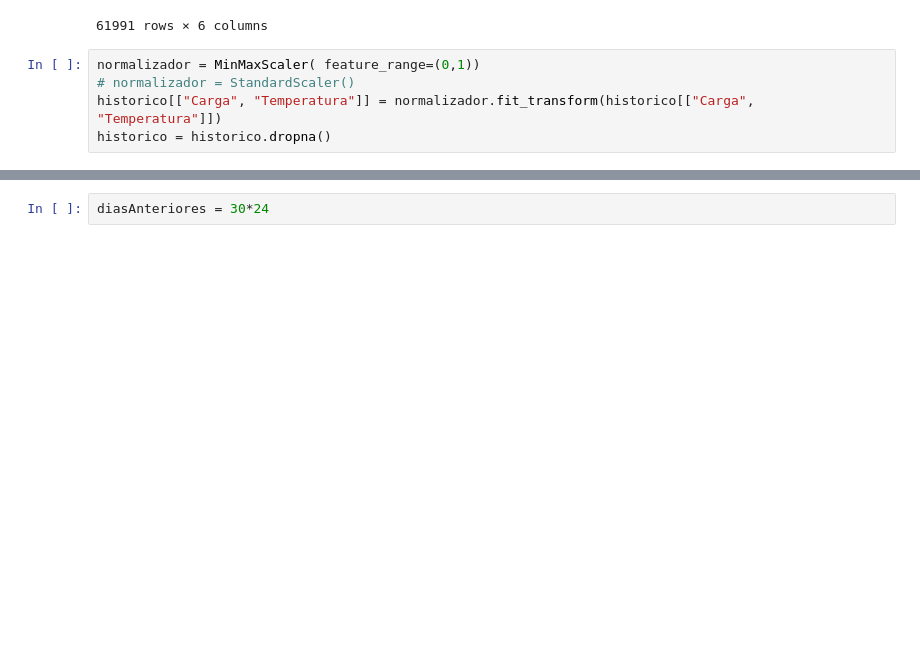
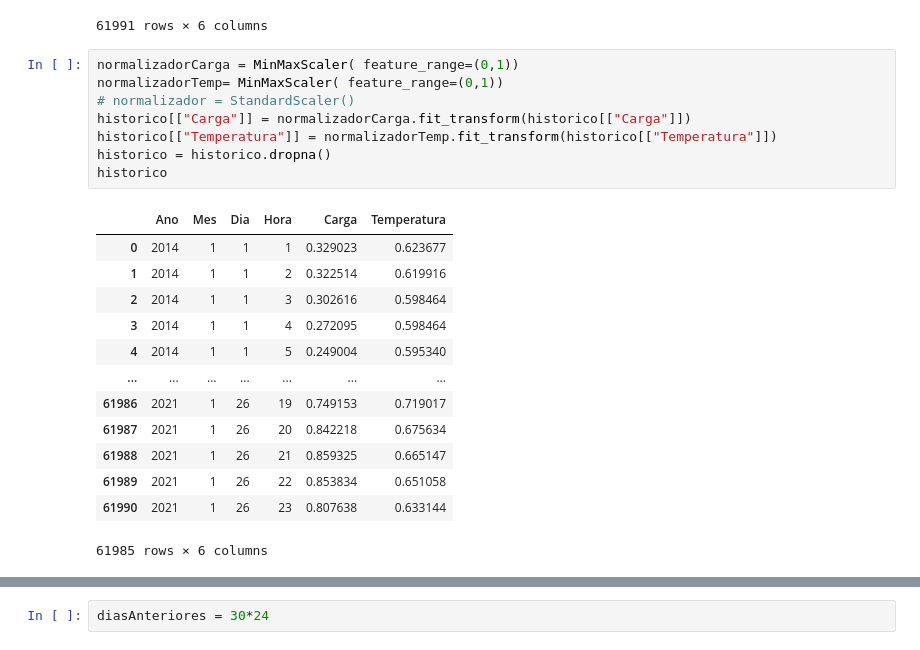
Before and after one commit to Abonvicine/ESTUDOS---Gerais, a Jupyter notebook: TG_Previsão_de_carga.ipynb, the cells around one changed output, grey strips where cells are left out. Cells and saved outputs as stored; diff of their text form; blank space fills up the shorter version.

```diff
--- a/TG_Previsão_de_carga.ipynb
+++ b/TG_Previsão_de_carga.ipynb
@@ -46,8 +55,25 @@ historico
 | 61990 | 2021 | 1 | 26 | 23 | 46777.5 | 24.945 |
 61991 rows × 6 columns
 # %%
-normalizador = MinMaxScaler( feature_range=(0,1))
+normalizadorCarga = MinMaxScaler( feature_range=(0,1))
+normalizadorTemp= MinMaxScaler( feature_range=(0,1))
 # normalizador = StandardScaler()
-historico[["Carga", "Temperatura"]] = normalizador.fit_transform(historico[["Carga", "Temperatura"]])
+historico[["Carga"]] = normalizadorCarga.fit_transform(historico[["Carga"]])
+historico[["Temperatura"]] = normalizadorTemp.fit_transform(historico[["Temperatura"]])
 historico = historico.dropna()
+historico
+# %% [output]
+|  | Ano | Mes | Dia | Hora | Carga | Temperatura |
+| 0 | 2014 | 1 | 1 | 1 | 0.329023 | 0.623677 |
+| 1 | 2014 | 1 | 1 | 2 | 0.322514 | 0.619916 |
+| 2 | 2014 | 1 | 1 | 3 | 0.302616 | 0.598464 |
+| 3 | 2014 | 1 | 1 | 4 | 0.272095 | 0.598464 |
+| 4 | 2014 | 1 | 1 | 5 | 0.249004 | 0.595340 |
+| ... | ... | ... | ... | ... | ... | ... |
+| 61986 | 2021 | 1 | 26 | 19 | 0.749153 | 0.719017 |
+| 61987 | 2021 | 1 | 26 | 20 | 0.842218 | 0.675634 |
+| 61988 | 2021 | 1 | 26 | 21 | 0.859325 | 0.665147 |
+| 61989 | 2021 | 1 | 26 | 22 | 0.853834 | 0.651058 |
+| 61990 | 2021 | 1 | 26 | 23 | 0.807638 | 0.633144 |
+61985 rows × 6 columns
 # %%
```
Also changed, not shown: parts of 20 cells of this notebook.
